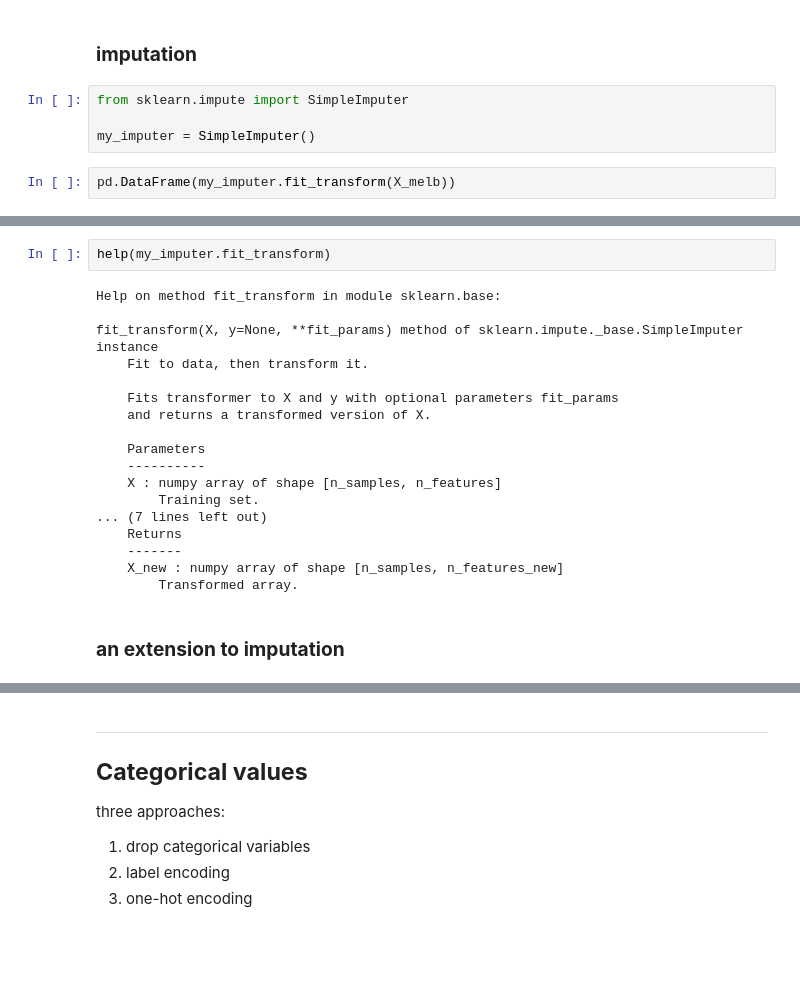
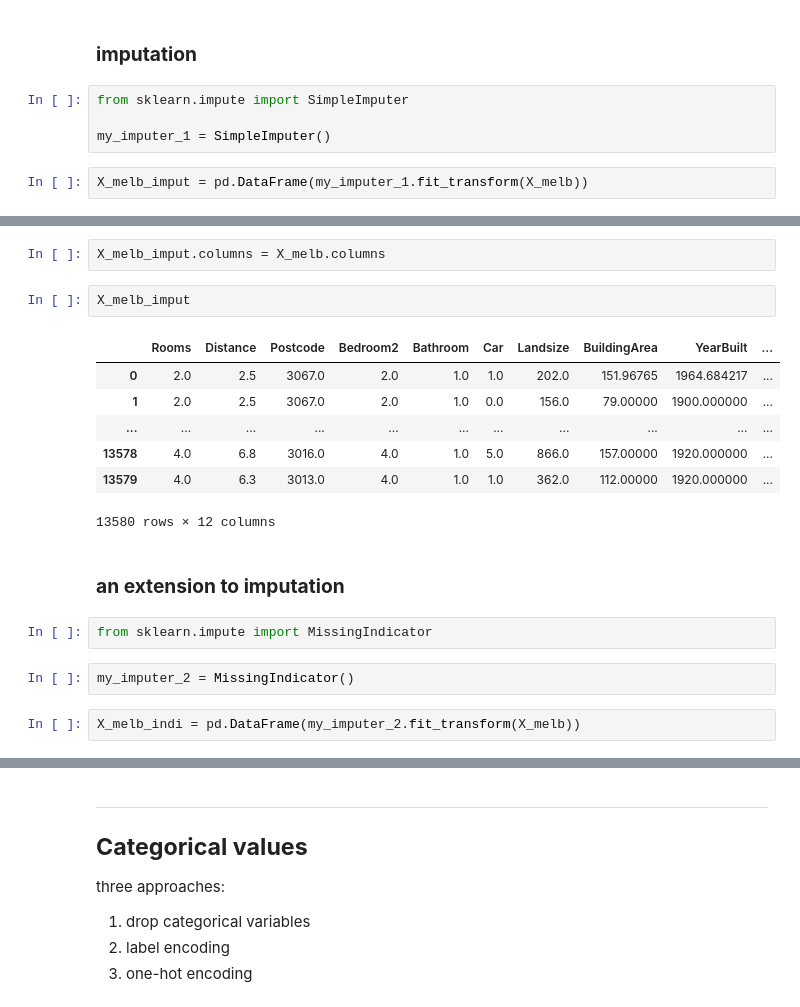
Before and after one commit to dddiiirrr3/ml, a Jupyter notebook: scikit-learn/basic.ipynb, the cells around one changed output, grey strips where cells are left out. Drawn from its saved outputs; the diff is of its cells as text; blank space fills up the shorter version.

Commit message:
imput

```diff
--- a/scikit-learn/basic.ipynb
+++ b/scikit-learn/basic.ipynb
@@ -56,6 +67,6 @@ melb_dmv = melb.dropna(axis=0)
 # %%
 from sklearn.impute import SimpleImputer
 
-my_imputer = SimpleImputer()
+my_imputer_1 = SimpleImputer()
 # %%
-pd.DataFrame(my_imputer.fit_transform(X_melb))
+X_melb_imput = pd.DataFrame(my_imputer_1.fit_transform(X_melb))
@@ -70,22 +73,20 @@ pd.DataFrame(my_imputer.fit_transform(X_melb))
-# %%
-help(my_imputer.fit_transform)
-# %% [output]
-Help on method fit_transform in module sklearn.base:
-
-fit_transform(X, y=None, **fit_params) method of sklearn.impute._base.SimpleImputer instance
-    Fit to data, then transform it.
-
-    Fits transformer to X and y with optional parameters fit_params
-    and returns a transformed version of X.
-
-    Parameters
-    ----------
-    X : numpy array of shape [n_samples, n_features]
-        Training set.
-... (7 lines left out)
-    Returns
-    -------
-    X_new : numpy array of shape [n_samples, n_features_new]
-        Transformed array.
+# %%
+X_melb_imput.columns = X_melb.columns
+# %%
+X_melb_imput
+# %% [output]
+|  | Rooms | Distance | Postcode | Bedroom2 | Bathroom | Car | Landsize | BuildingArea | YearBuilt | ... |
+| 0 | 2.0 | 2.5 | 3067.0 | 2.0 | 1.0 | 1.0 | 202.0 | 151.96765 | 1964.684217 | ... |
+| 1 | 2.0 | 2.5 | 3067.0 | 2.0 | 1.0 | 0.0 | 156.0 | 79.00000 | 1900.000000 | ... |
+| ... | ... | ... | ... | ... | ... | ... | ... | ... | ... | ... |
+| 13578 | 4.0 | 6.8 | 3016.0 | 4.0 | 1.0 | 5.0 | 866.0 | 157.00000 | 1920.000000 | ... |
+| 13579 | 4.0 | 6.3 | 3013.0 | 4.0 | 1.0 | 1.0 | 362.0 | 112.00000 | 1920.000000 | ... |
+13580 rows × 12 columns
 # %% [markdown]
 ### **an extension to imputation**
+# %%
+from sklearn.impute import MissingIndicator
+# %%
+my_imputer_2 = MissingIndicator()
+# %%
+X_melb_indi = pd.DataFrame(my_imputer_2.fit_transform(X_melb))
```
Also changed, not shown: parts of 11 cells of this notebook, 1 other file.
